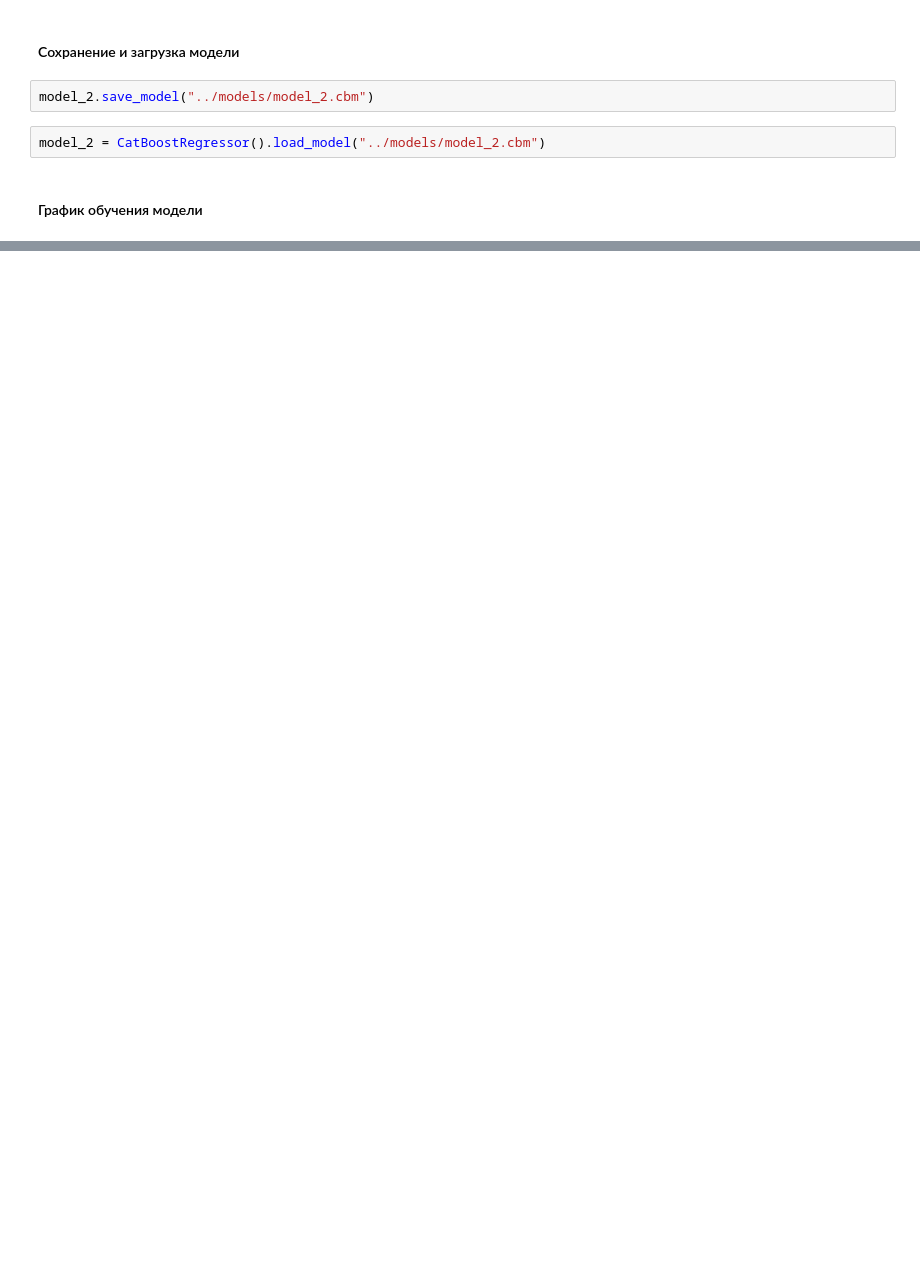
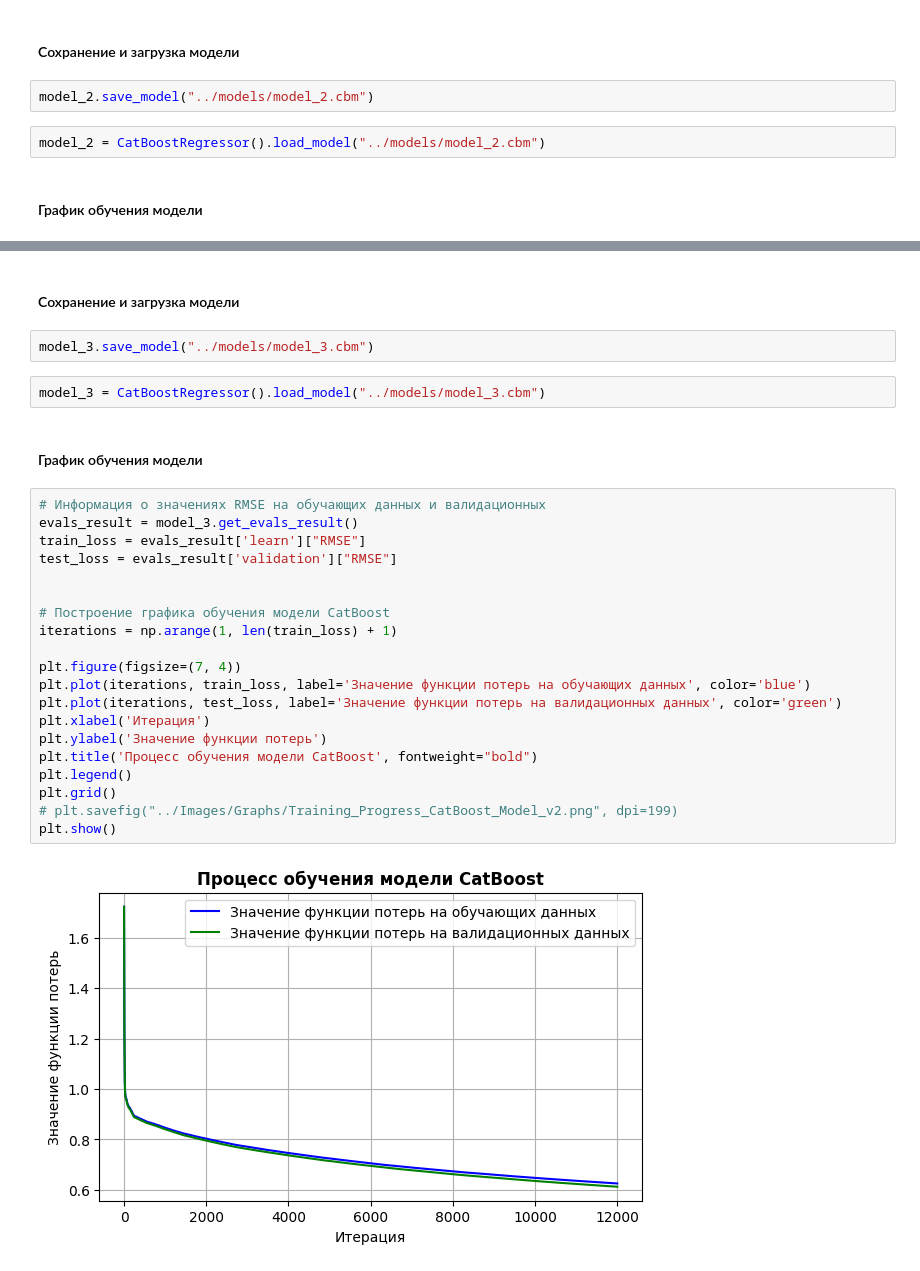
Before and after one commit to makea2018/YaCup-ML-Self-Driving-Cars, a Jupyter notebook: notebooks/classical_ml.ipynb, the cells around one changed output, grey strips where cells are left out. Drawn from its saved outputs; the diff is of its cells as text; blank space fills up the shorter version.

Commit message:
CatBoost решение - v2

```diff
--- a/notebooks/classical_ml.ipynb
+++ b/notebooks/classical_ml.ipynb
@@ -466,0 +531,30 @@ plt.show()
+# %% [markdown]
+#### Сохранение и загрузка модели
+# %%
+model_3.save_model("../models/model_3.cbm")
+# %%
+model_3 = CatBoostRegressor().load_model("../models/model_3.cbm")
+# %% [markdown]
+#### График обучения модели
+# %%
+# Информация о значениях RMSE на обучающих данных и валидационных
+evals_result = model_3.get_evals_result()
+train_loss = evals_result['learn']["RMSE"]
+test_loss = evals_result['validation']["RMSE"]
+
+
+# Построение графика обучения модели CatBoost
+iterations = np.arange(1, len(train_loss) + 1)
+
+plt.figure(figsize=(7, 4))
+plt.plot(iterations, train_loss, label='Значение функции потерь на обучающих данных', color='blue')
+plt.plot(iterations, test_loss, label='Значение функции потерь на валидационных данных', color='green')
+plt.xlabel('Итерация')
+plt.ylabel('Значение функции потерь')
+plt.title('Процесс обучения модели CatBoost', fontweight="bold")
+plt.legend()
+plt.grid()
+# plt.savefig("../Images/Graphs/Training_Progress_CatBoost_Model_v2.png", dpi=199)
+plt.show()
+# %% [output]
+[figure, added]
```
Also changed, not shown: parts of 27 cells of this notebook.
